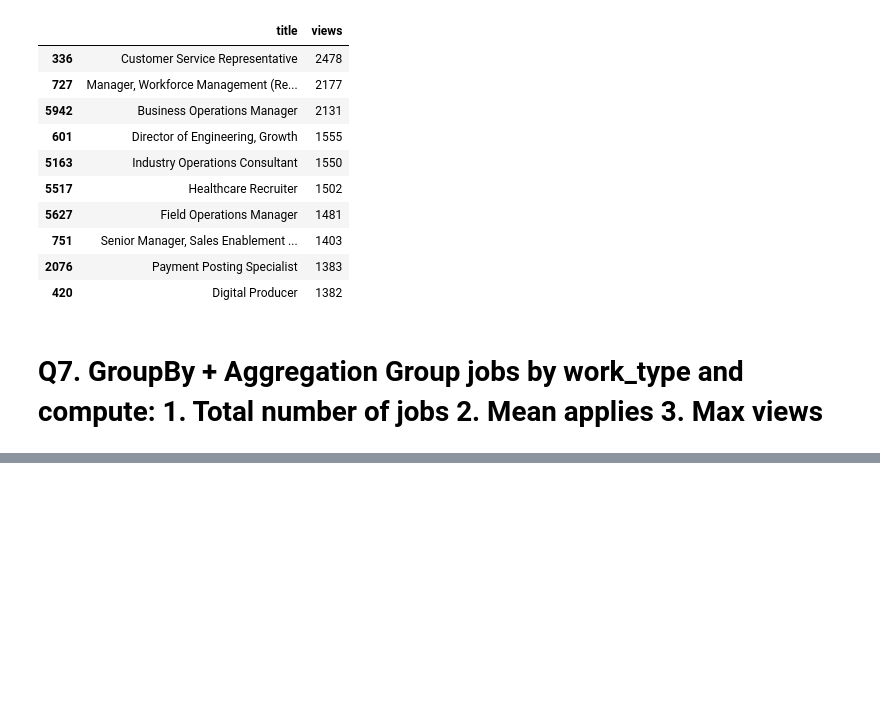
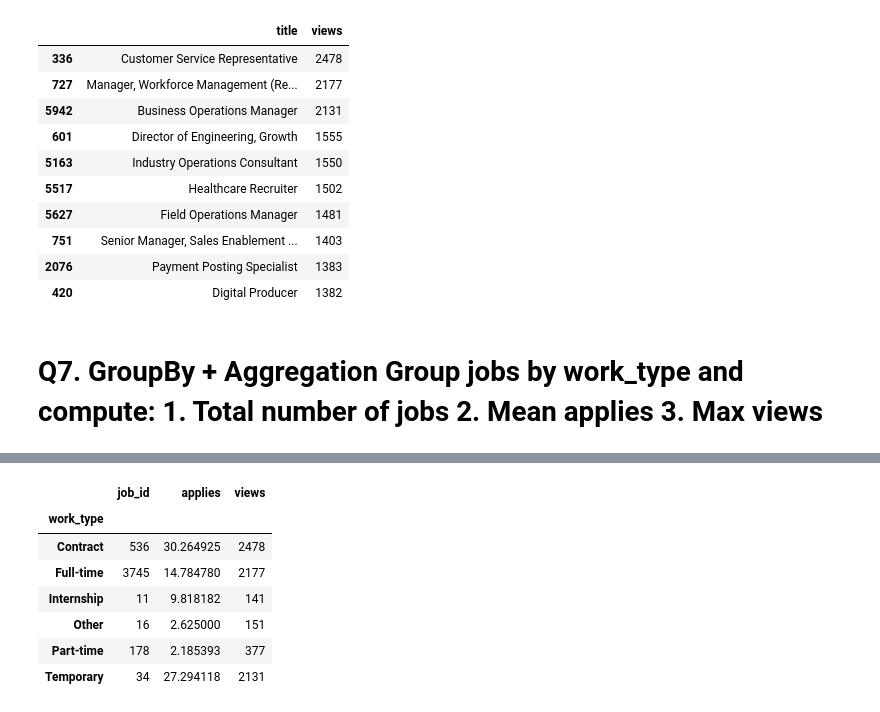
Before and after one commit to soumensen411/Job-Postings-EDA-with-Pandas, a Jupyter notebook: pandas_exercise.ipynb, the cells around one changed output, grey strips where cells are left out. Saved outputs shown, nothing was run; the diff lists cells and outputs as text; code cells hidden in the pictures; blank space fills up the shorter version.

```diff
--- a/pandas_exercise.ipynb
+++ b/pandas_exercise.ipynb
@@ -212,0 +186,11 @@ df.head()
+# %%
+df.groupby('work_type').agg({"job_id":"count","applies":"mean","views":'max'})
+# %% [output]
+|  | job_id | applies | views |
+| work_type |  |  |  |
+| Contract | 536 | 30.264925 | 2478 |
+| Full-time | 3745 | 14.784780 | 2177 |
+| Internship | 11 | 9.818182 | 141 |
+| Other | 16 | 2.625000 | 151 |
+| Part-time | 178 | 2.185393 | 377 |
+| Temporary | 34 | 27.294118 | 2131 |
```
Also changed, not shown: parts of 11 cells of this notebook.
